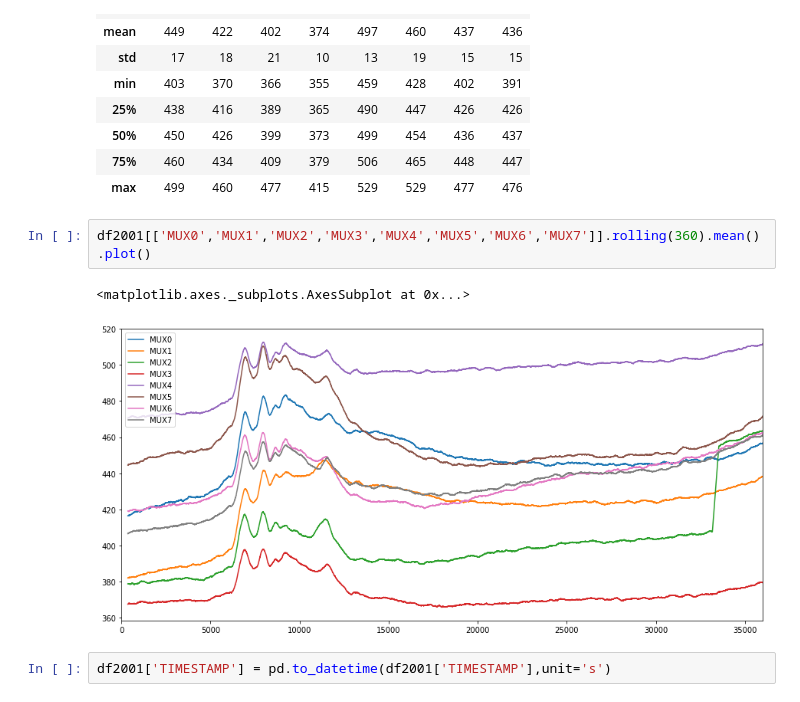
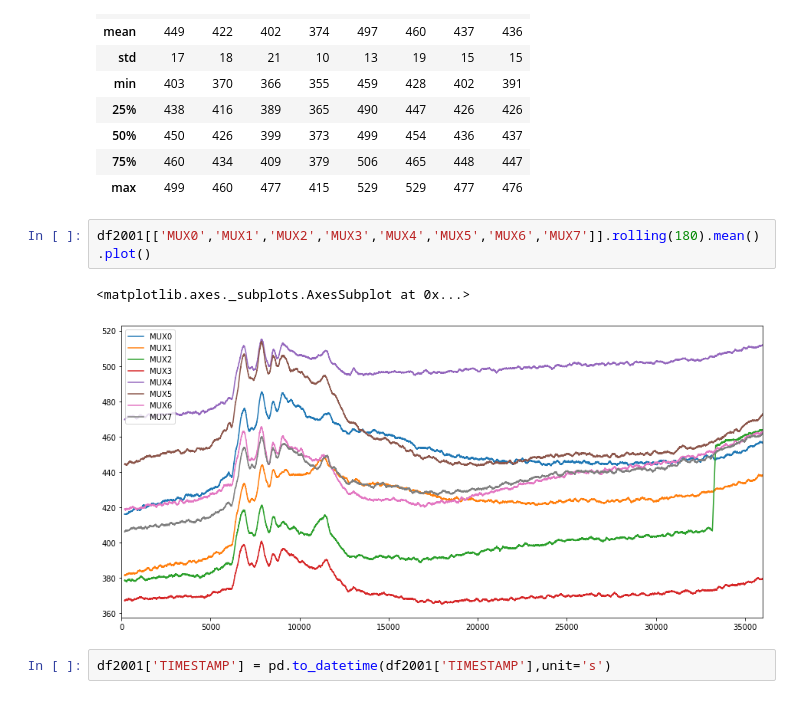
Before and after one commit to mygs/babilonia, a Jupyter notebook: research/mux-capacitive/moisture.ipynb, the cells around one changed output. Saved outputs shown, nothing was run; the diff lists cells and outputs as text.

```diff
--- a/research/mux-capacitive/moisture.ipynb
+++ b/research/mux-capacitive/moisture.ipynb
@@ -357,10 +370,10 @@ df2001[['MUX0','MUX1','MUX2','MUX3','MUX4','MUX5','MUX6','MUX7']].describe()
 | 75% | 460 | 434 | 409 | 379 | 506 | 465 | 448 | 447 |
 | max | 499 | 460 | 477 | 415 | 529 | 529 | 477 | 476 |
 # %%
-df2001[['MUX0','MUX1','MUX2','MUX3','MUX4','MUX5','MUX6','MUX7']].rolling(360).mean().plot()
+df2001[['MUX0','MUX1','MUX2','MUX3','MUX4','MUX5','MUX6','MUX7']].rolling(180).mean().plot()
 # %% [output]
 <matplotlib.axes._subplots.AxesSubplot at 0x...>
-[figure, old version]
+[figure, new version]
 # %%
 df2001['TIMESTAMP'] = pd.to_datetime(df2001['TIMESTAMP'],unit='s')
 # %%
```
Also changed, not shown: parts of 13 cells of this notebook, 4 other files.
